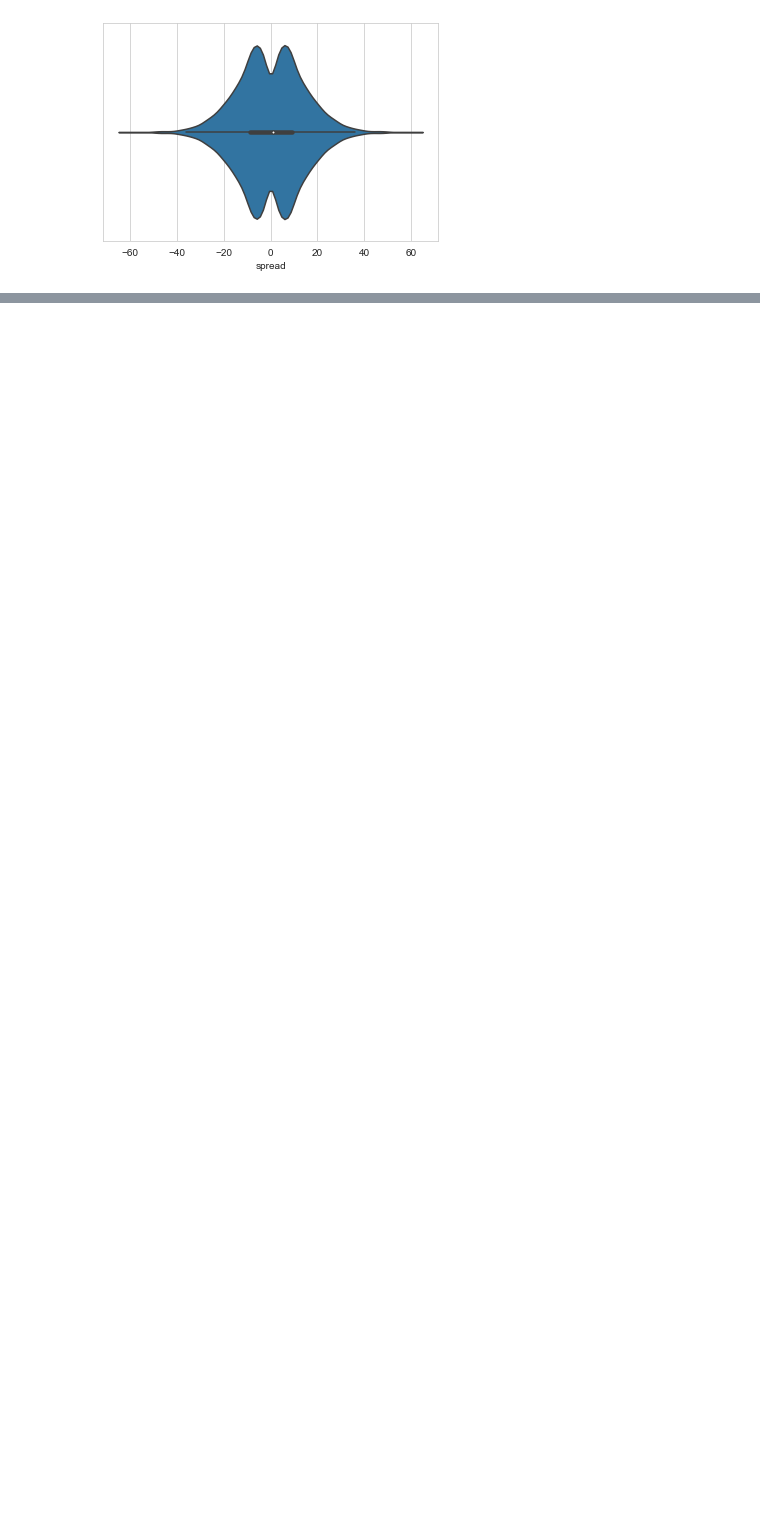
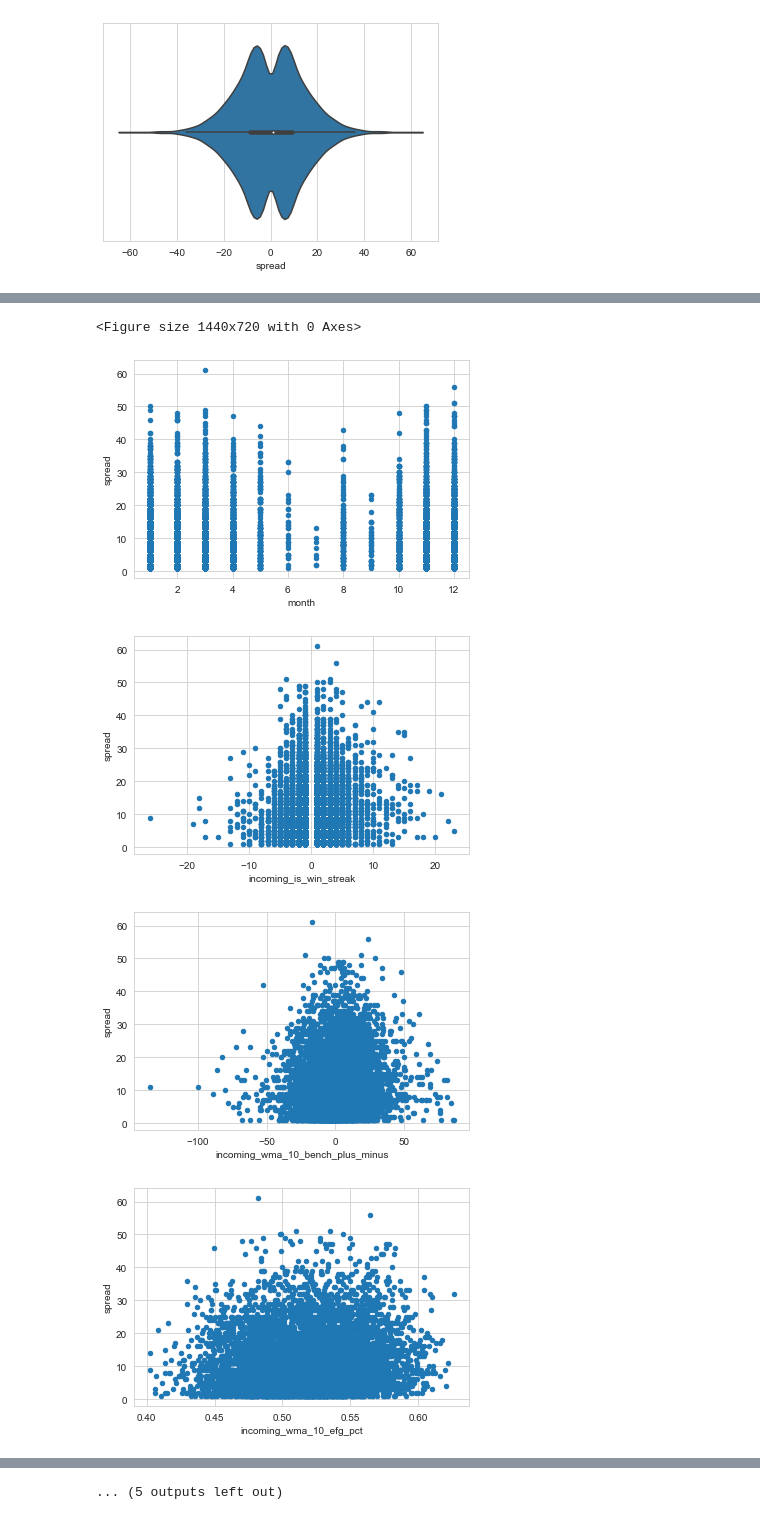
Before and after one commit to cwilbar04/gcp-end-to-end-nba-predictions, a Jupyter notebook: notebooks/EDA.ipynb, the cells around one changed output, grey strips where cells are left out. Saved outputs shown, nothing was run; the diff lists cells and outputs as text; code cells hidden in the pictures; blank space fills up the shorter version.

```diff
--- a/notebooks/EDA.ipynb
+++ b/notebooks/EDA.ipynb
@@ -80,5 +88,5 @@ Index(['bench_plus_minus', 'efg_pct', 'ft_rate', 'game_date', 'game_key',
 # %%
-model_included = model[['spread','incoming_is_win_streak', 'incoming_wma_10_bench_plus_minus',
+model_included = model[['spread','month','incoming_is_win_streak', 'incoming_wma_10_bench_plus_minus',
        'incoming_wma_10_efg_pct', 'incoming_wma_10_ft_rate',
        'incoming_wma_10_off_rtg', 'incoming_wma_10_opponent_bench_plus_minus',
        'incoming_wma_10_opponent_efg_pct', 'incoming_wma_10_opponent_ft_rate',
@@ -98,0 +213,12 @@ ax = sns.violinplot(data=model, x='spread', y='season', inner='box', orient='h')
+# %%
+plt.figure(figsize=(20,10))
+columns = 4
+for col in model_included.drop(columns='spread'):
+    new_model = model_included[model_included['spread']>0].sort_values(by = col)
+    ax = new_model.plot(kind='scatter', x=col, y='spread')
+# %% [output]
+<Figure size 1440x720 with 0 Axes>
+[figure, added]
+[figure, added]
+[figure, added]
+[figure, added]
@@ -98,0 +232 @@ ax = sns.violinplot(data=model, x='spread', y='season', inner='box', orient='h')
+... (5 outputs left out)
```
Also changed, not shown: parts of 17 cells of this notebook, 2 other files.
